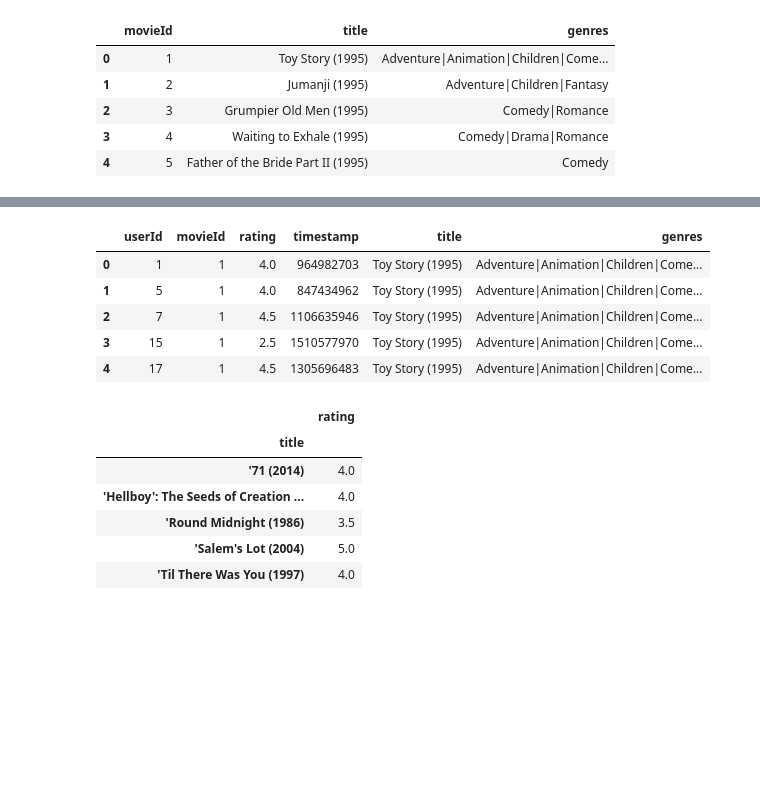
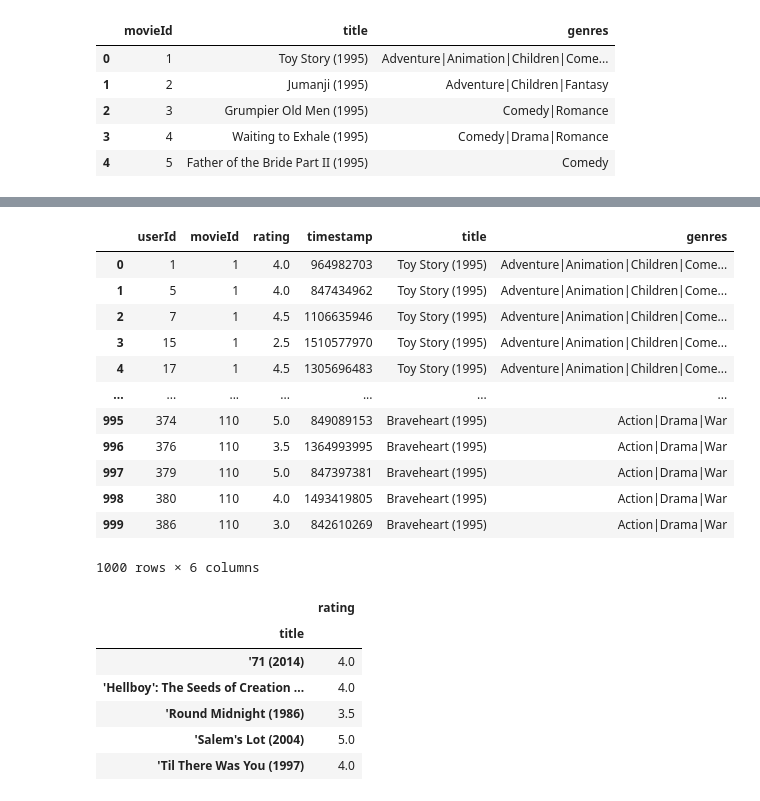
Before and after one commit to merxus17/Data-Science-Project, a Jupyter notebook: Data Science/updated_recomendation_system-Copy1.ipynb, the cells around one changed output, grey strips where cells are left out. Drawn from its saved outputs; the diff is of its cells as text; code cells hidden in the pictures; blank space fills up the shorter version.

```diff
--- a/Data Science/updated_recomendation_system-Copy1.ipynb
+++ b/Data Science/updated_recomendation_system-Copy1.ipynb
@@ -47,12 +51,19 @@ ratingsCsv.describe()
 # %%
-ratingsCsv.head()
+ratingsCsv.head(1000)
 # %% [output]
 |  | userId | movieId | rating | timestamp | title | genres |
 | 0 | 1 | 1 | 4.0 | 964982703 | Toy Story (1995) | Adventure|Animation|Children|Come... |
 | 1 | 5 | 1 | 4.0 | 847434962 | Toy Story (1995) | Adventure|Animation|Children|Come... |
 | 2 | 7 | 1 | 4.5 | 1106635946 | Toy Story (1995) | Adventure|Animation|Children|Come... |
 | 3 | 15 | 1 | 2.5 | 1510577970 | Toy Story (1995) | Adventure|Animation|Children|Come... |
 | 4 | 17 | 1 | 4.5 | 1305696483 | Toy Story (1995) | Adventure|Animation|Children|Come... |
+| ... | ... | ... | ... | ... | ... | ... |
+| 995 | 374 | 110 | 5.0 | 849089153 | Braveheart (1995) | Action|Drama|War |
+| 996 | 376 | 110 | 3.5 | 1364993995 | Braveheart (1995) | Action|Drama|War |
+| 997 | 379 | 110 | 5.0 | 847397381 | Braveheart (1995) | Action|Drama|War |
+| 998 | 380 | 110 | 4.0 | 1493419805 | Braveheart (1995) | Action|Drama|War |
+| 999 | 386 | 110 | 3.0 | 842610269 | Braveheart (1995) | Action|Drama|War |
+1000 rows × 6 columns
 # %%
 ratings = pd.DataFrame(ratingsCsv.groupby(['title'])['rating'].mean())
 ratings.head()
```
Also changed, not shown: parts of 20 cells of this notebook.
